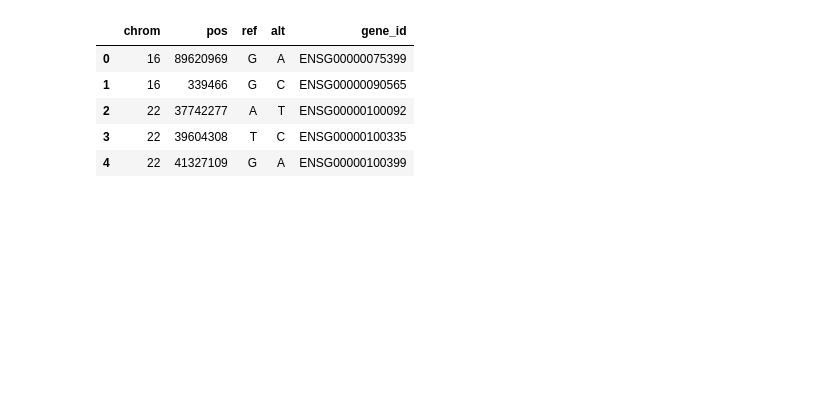
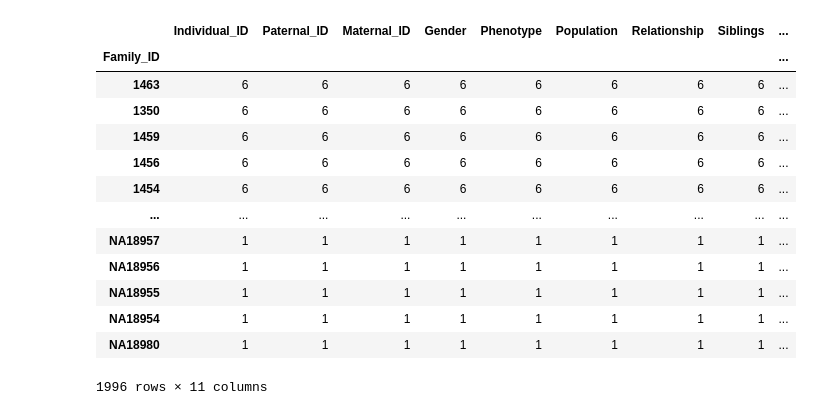
Before and after one commit to anderseng/Quick-Pedigree-Plotting, a Jupyter notebook: OpenTargetsDemo.ipynb, the cells around one changed output. Saved outputs shown, nothing was run; the diff lists cells and outputs as text; code cells hidden in the pictures; blank space fills up the shorter version.

```diff
--- a/OpenTargetsDemo.ipynb
+++ b/OpenTargetsDemo.ipynb
@@ -23,9 +39,18 @@ results = query_job.to_dataframe()
-# %%
-results.head()
-# %% [output]
-|  | chrom | pos | ref | alt | gene_id |
-| 0 | 16 | 89620969 | G | A | ENSG00000075399 |
-| 1 | 16 | 339466 | G | C | ENSG00000090565 |
-| 2 | 22 | 37742277 | A | T | ENSG00000100092 |
-| 3 | 22 | 39604308 | T | C | ENSG00000100335 |
-| 4 | 22 | 41327109 | G | A | ENSG00000100399 |
+# %%
+#get a smaller pedigree to play with
+ped.groupby("Family_ID").count().sort_values("Individual_ID", ascending=False)
+# %% [output]
+|  | Individual_ID | Paternal_ID | Maternal_ID | Gender | Phenotype | Population | Relationship | Siblings | ... |
+| Family_ID |  |  |  |  |  |  |  |  | ... |
+| 1463 | 6 | 6 | 6 | 6 | 6 | 6 | 6 | 6 | ... |
+| 1350 | 6 | 6 | 6 | 6 | 6 | 6 | 6 | 6 | ... |
+| 1459 | 6 | 6 | 6 | 6 | 6 | 6 | 6 | 6 | ... |
+| 1456 | 6 | 6 | 6 | 6 | 6 | 6 | 6 | 6 | ... |
+| 1454 | 6 | 6 | 6 | 6 | 6 | 6 | 6 | 6 | ... |
+| ... | ... | ... | ... | ... | ... | ... | ... | ... | ... |
+| NA18957 | 1 | 1 | 1 | 1 | 1 | 1 | 1 | 1 | ... |
+| NA18956 | 1 | 1 | 1 | 1 | 1 | 1 | 1 | 1 | ... |
+| NA18955 | 1 | 1 | 1 | 1 | 1 | 1 | 1 | 1 | ... |
+| NA18954 | 1 | 1 | 1 | 1 | 1 | 1 | 1 | 1 | ... |
+| NA18980 | 1 | 1 | 1 | 1 | 1 | 1 | 1 | 1 | ... |
+1996 rows × 11 columns
```
Also changed, not shown: parts of 6 cells of this notebook.
